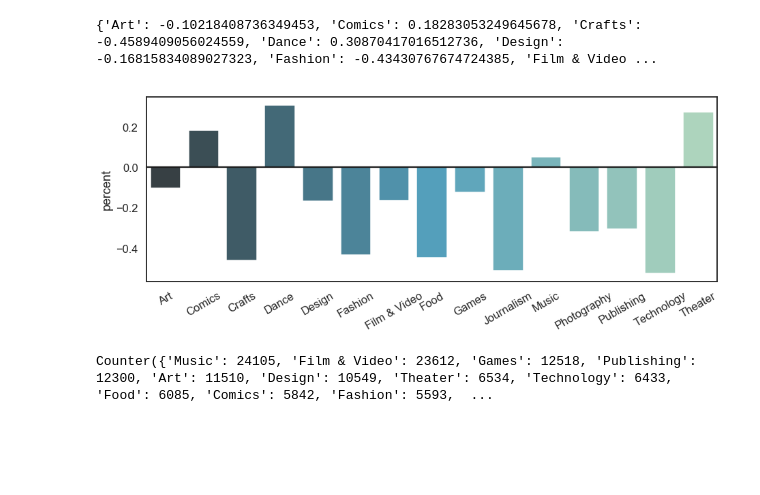
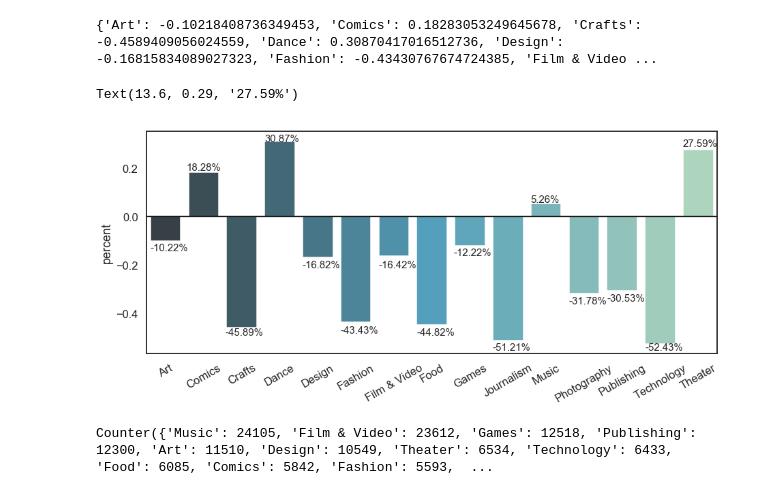
Before and after one commit to sherzyang/Predicting-Kickstarter-Success-Likelihoods, a Jupyter notebook: kickstarter_models_final.ipynb, the cells around one changed output. Saved outputs shown, nothing was run; the diff lists cells and outputs as text; code cells hidden in the pictures; blank space fills up the shorter version.

```diff
--- a/kickstarter_models_final.ipynb
+++ b/kickstarter_models_final.ipynb
@@ -223,23 +223,38 @@ dictionary = dict(zip(keys, values))
 print(dictionary)
 # %% [output]
 {'Art': -0.10218408736349453, 'Comics': 0.18283053249645678, 'Crafts': -0.4589409056024559, 'Dance': 0.30870417016512736, 'Design': -0.16815834089027323, 'Fashion': -0.43430767674724385, 'Film & Video ...
-# %%
-import matplotlib.pyplot as plt
-
-sns.set(style="white", context="talk")
-f, ax1 = plt.subplots(figsize=(15,5))
-
-# Generate some sequential data
-x = category_names
-y1 = difference
-g = sns.barplot(x=x, y=y1, palette="GnBu_d")
-ax1.axhline(0, color="k", clip_on=False)
-ax1.set_ylabel("percent")
-g.set_xticklabels(g.get_xticklabels(), rotation=30)
-
-label = ["{:.2%}".format(x) for x in difference]
-# %% [output]
-[figure, removed]
+# %%
+import matplotlib.pyplot as plt
+
+sns.set(style="white", context="talk")
+f, ax1 = plt.subplots(figsize=(15,6))
+# Generate some sequential data
+x = category_names
+y1 = difference
+g = sns.barplot(x=x, y=y1, palette="GnBu_d")
+ax1.axhline(0, color="k", clip_on=False)
+ax1.set_ylabel("percent")
+g.set_xticklabels(g.get_xticklabels(), rotation=30)
+
+label = ["{:.2%}".format(x) for x in difference]
+g.text(x=-.4, y=-.14, s="-10.22%", size='smaller')
+g.text(x=.55, y=.19, s="18.28%", size='smaller')
+g.text(x=1.57, y=-.49, s="-45.89%", size='smaller')
+g.text(x=2.6, y=.31, s="30.87%", size='smaller')
+g.text(x=3.6, y=-.21, s="-16.82%", size='smaller')
+g.text(x=4.6, y=-.48, s="-43.43%", size='smaller')
+g.text(x=5.6, y=-.21, s="-16.42%", size='smaller')
+g.text(x=6.6, y=-.49, s="-44.82%", size='smaller')
+g.text(x=7.57, y=-.16, s="-12.22%", size='smaller')
+g.text(x=8.6, y=-.55, s="-51.21%", size='smaller')
+g.text(x=9.6, y=.06, s="5.26%", size='smaller')
+g.text(x=10.6, y=-.36, s="-31.78%", size='smaller')
+g.text(x=11.6, y=-.35, s="-30.53%", size='smaller')
+g.text(x=12.6, y=-.55, s="-52.43%", size='smaller')
+g.text(x=13.6, y=.29, s="27.59%", size='smaller')
+# %% [output]
+Text(13.6, 0.29, '27.59%')
+[figure, added]
 # %%
 successful_list_1 = successful_df['country'].tolist()
 # %%
```
Also changed, not shown: parts of 1 cell of this notebook.
